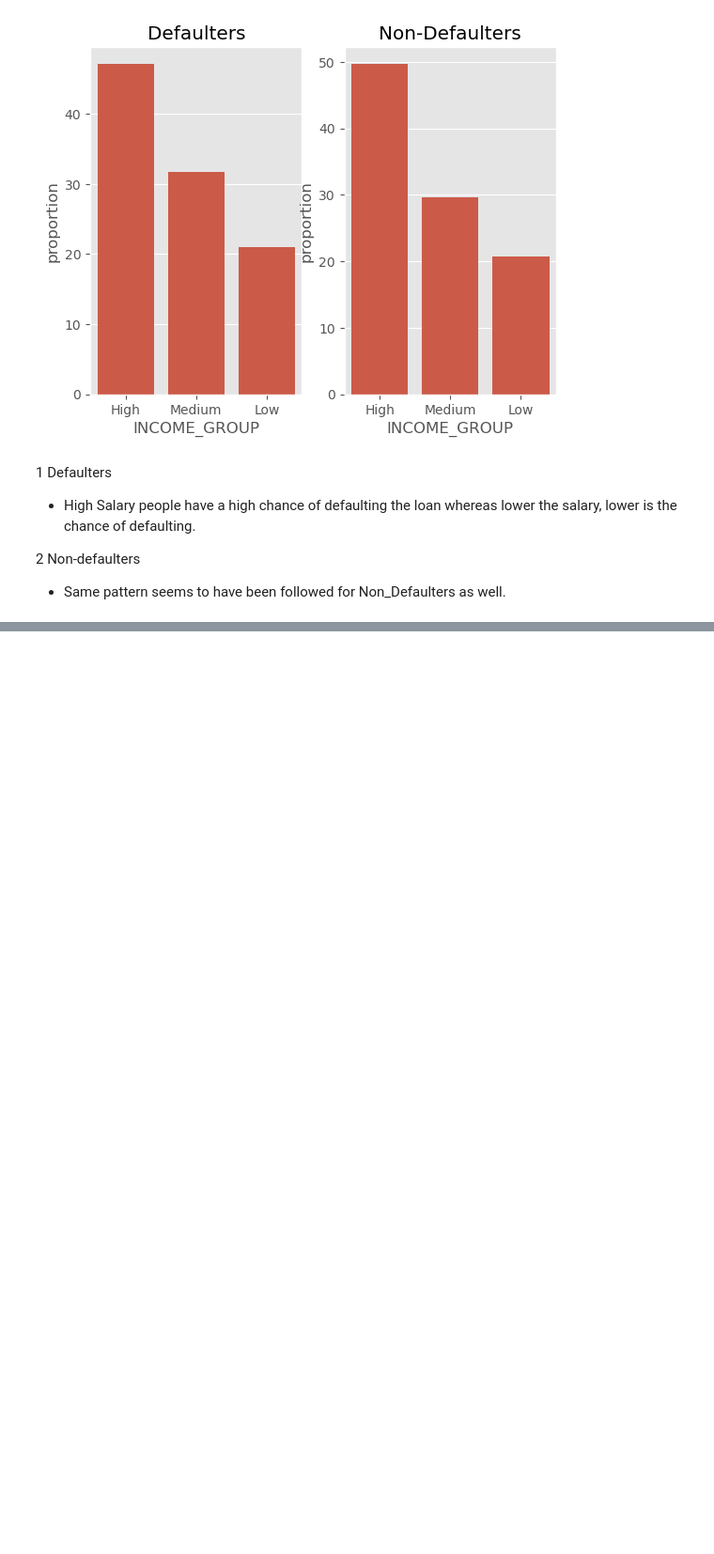
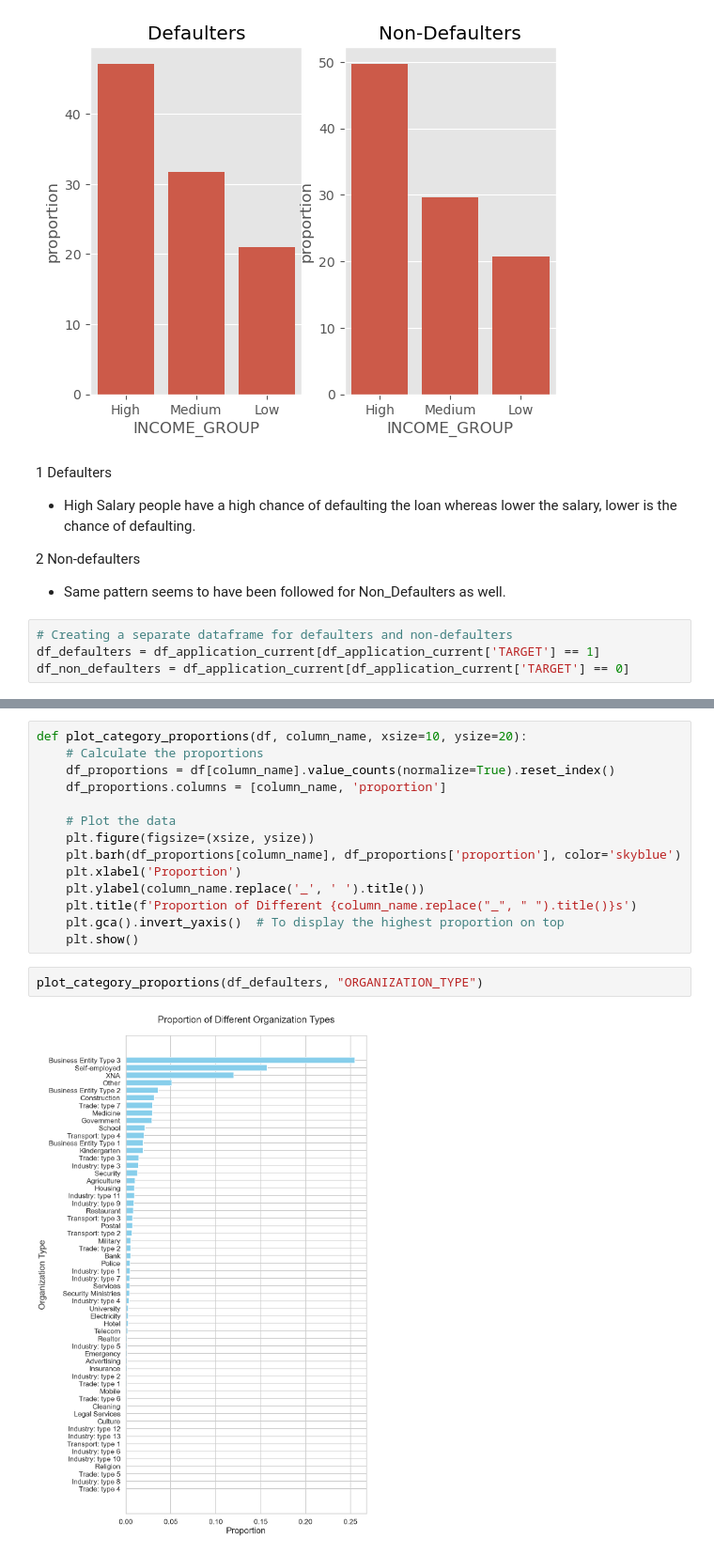
Before and after one commit to PrakNew/UpGrad, a Jupyter notebook: Credit EDA Case Study/credit-eda-case-study.ipynb, the cells around one changed output, grey strips where cells are left out. Shown at 94% size. Drawn from its saved outputs; the diff is of its cells as text; blank space fills up the shorter version.

```diff
--- a/Credit EDA Case Study/credit-eda-case-study.ipynb
+++ b/Credit EDA Case Study/credit-eda-case-study.ipynb
@@ -789,3 +789,7 @@ Text(0.5, 1.0, 'Non-Defaulters')
 
 2 Non-defaulters
 - Same pattern seems to have been followed for Non_Defaulters as well.
+# %%
+# Creating a separate dataframe for defaulters and non-defaulters
+df_defaulters = df_application_current[df_application_current['TARGET'] == 1]
+df_non_defaulters = df_application_current[df_application_current['TARGET'] == 0]
@@ -791,0 +805,18 @@ Text(0.5, 1.0, 'Non-Defaulters')
+# %%
+def plot_category_proportions(df, column_name, xsize=10, ysize=20):
+    # Calculate the proportions
+    df_proportions = df[column_name].value_counts(normalize=True).reset_index()
+    df_proportions.columns = [column_name, 'proportion']
+
+    # Plot the data
+    plt.figure(figsize=(xsize, ysize))
+    plt.barh(df_proportions[column_name], df_proportions['proportion'], color='skyblue')
+    plt.xlabel('Proportion')
+    plt.ylabel(column_name.replace('_', ' ').title())
+    plt.title(f'Proportion of Different {column_name.replace("_", " ").title()}s')
+    plt.gca().invert_yaxis()  # To display the highest proportion on top
+    plt.show()
+# %%
+plot_category_proportions(df_defaulters, "ORGANIZATION_TYPE")
+# %% [output]
+[figure, added]
```
Also changed, not shown: parts of 9 cells of this notebook.
